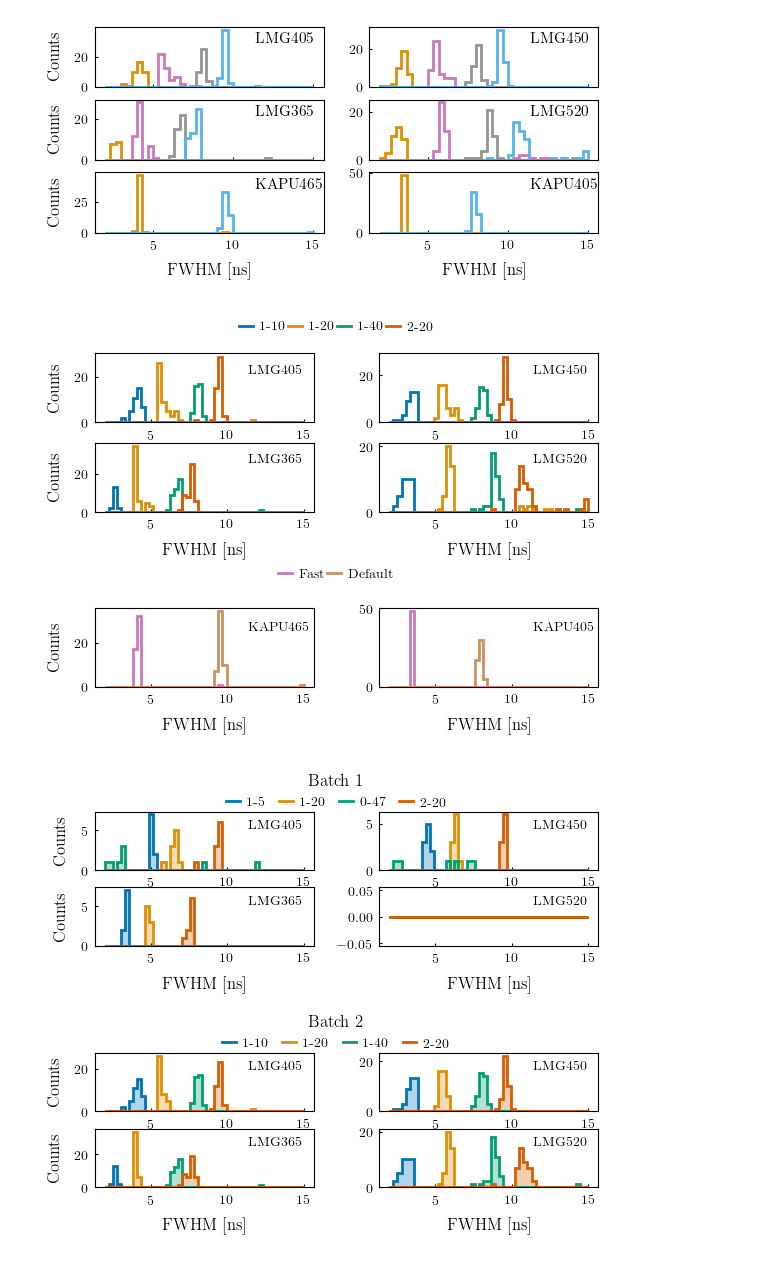
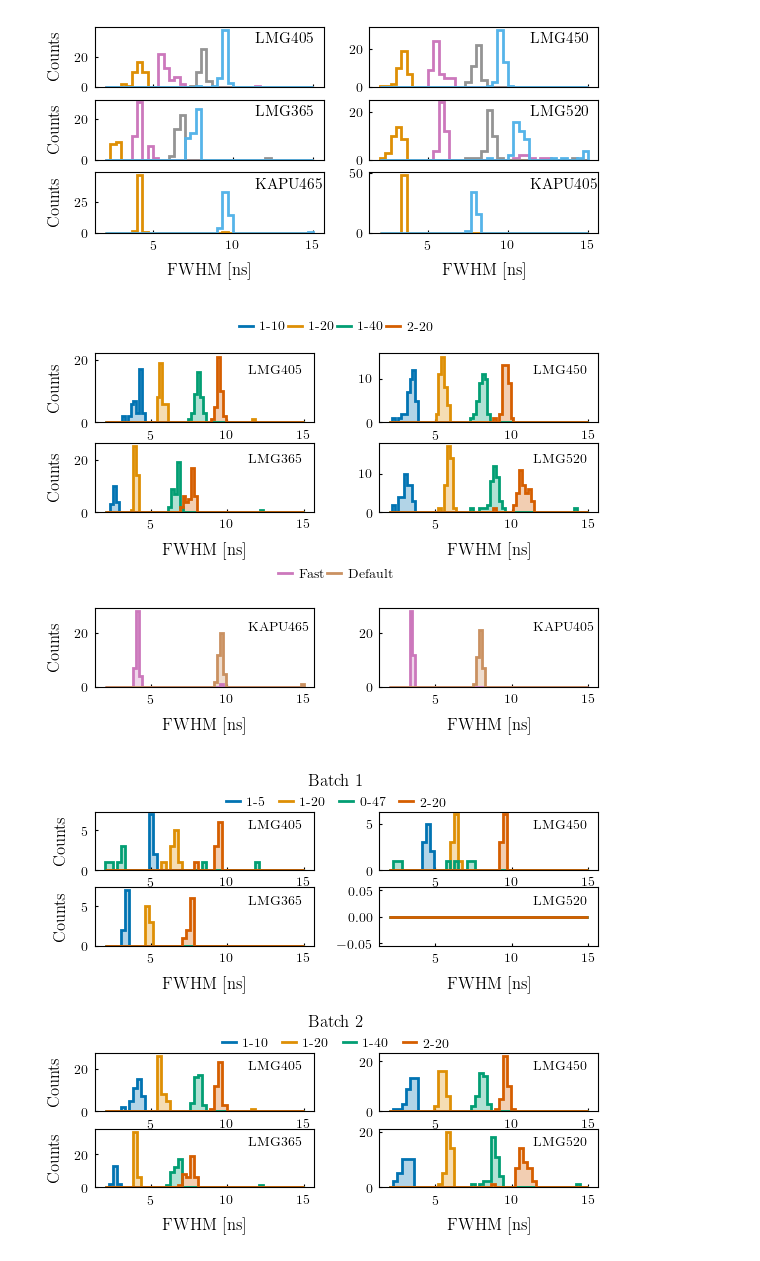
Before and after one commit to LeonhardEidenschink/POCAM_FAT, a Jupyter notebook: make_plots/tdc_plots.ipynb, the cells around one changed output. Cells and saved outputs as stored; diff of their text form; code cells hidden in the pictures.

Commit message:
add last version of tdc plots

```diff
--- a/make_plots/tdc_plots.ipynb
+++ b/make_plots/tdc_plots.ipynb
@@ -404,16 +404,17 @@ def unique_legend(handles, labels):
         od[l] = h
     return list(od.values()), list(od.keys())
 
-bins = np.linspace(2, 15, 50)
+bins = np.linspace(2, 15, 70)
 
 # --- Top 4: LMG devices (coarse-fine) ---
 legend_handles_1 = []
 legend_labels_1 = []
 
 for i, (ax, device) in enumerate(zip(axes_top, LMG_devices)):
-    for c_f, color in zip(coarse_fine_b2, colors[:len(coarse_fine)]):
-        fwhm_elena = fwhm_dict_elena[f'{device}_{c_f}']
+    for c_f, color in zip(coarse_fine_b2, colors[:len(coarse_fine_b2)]):
+        fwhm_elena = fwhm_dict_b2[f'{device}_{c_f}']
         ax.hist(fwhm_elena, bins=bins, color=color, histtype='step', lw=2, label=f'{c_f}')
+        ax.hist(fwhm_elena, bins=bins, color=color, alpha = 0.3)
         legend_handles_1.append(plt.Line2D([0], [0], color=color, lw=2))
         legend_labels_1.append(f'{c_f}')
     ax.text(0.7, 0.7, f'{device}', transform=ax.transAxes, fontsize=10)
@@ -432,37 +433,38 @@ legend_labels_2 = []
 
 for j, (ax, device) in enumerate(zip(axes_bot, KAPU_devices)):
     for c_f, color in zip(['fast', 'default'], [colors[len(coarse_fine)], colors[len(coarse_fine)+1]]):
-        fwhm_elena = fwhm_dict_elena[f'{device}_{c_f}']
+        fwhm_elena = fwhm_dict_b2[f'{device}_{c_f}']
         ax.hist(fwhm_elena, bins=bins, color=color, histtype='step', lw=2, label=f'{c_f}')
+        ax.hist(fwhm_elena, bins=bins, color=color, alpha = 0.3)
         legend_handles_2.append(plt.Line2D([0], [0], color=color, lw=2))
         legend_labels_2.append(f'{c_f}')
     ax.text(0.7, 0.7, f'{device}', transform=ax.transAxes, fontsize=10)
     ax.set_xlabel('FWHM [ns]')
     if j == 0:
         ax.set_ylabel('Counts')
 
 for ax in axes_bot:
     ax.sharex(axes_bot[0])
 
 legend_handles_1, legend_labels_1 = unique_legend(legend_handles_1, legend_labels_1)
 legend_handles_2, legend_labels_2 = unique_legend(legend_handles_2, legend_labels_2)
 
 # Legend for top group
 axes_top[0].legend(
     legend_handles_1, legend_labels_1,
     loc='upper center', bbox_to_anchor=(1.1, 1.65), ncol=len(legend_labels_1), frameon=False
 )
 
 # Legend for bottom group
 axes_bot[0].legend(
     legend_handles_2, ['Fast', 'Default'],
     loc='upper center', bbox_to_anchor=(1.1, 1.65), ncol=len(legend_labels_2), frameon=False
 )
 
 plt.savefig(f'plots/png/All_Devices_FWHM_histograms.png', dpi=300, bbox_inches='tight')
 plt.savefig(f'plots/pdf/All_Devices_FWHM_histograms.pdf', dpi=300, bbox_inches='tight')
 # %% [output]
-[figure, old version]
+[figure, new version]
 # %%
 from collections import OrderedDict
 
```
Also changed, not shown: 2 other files.
